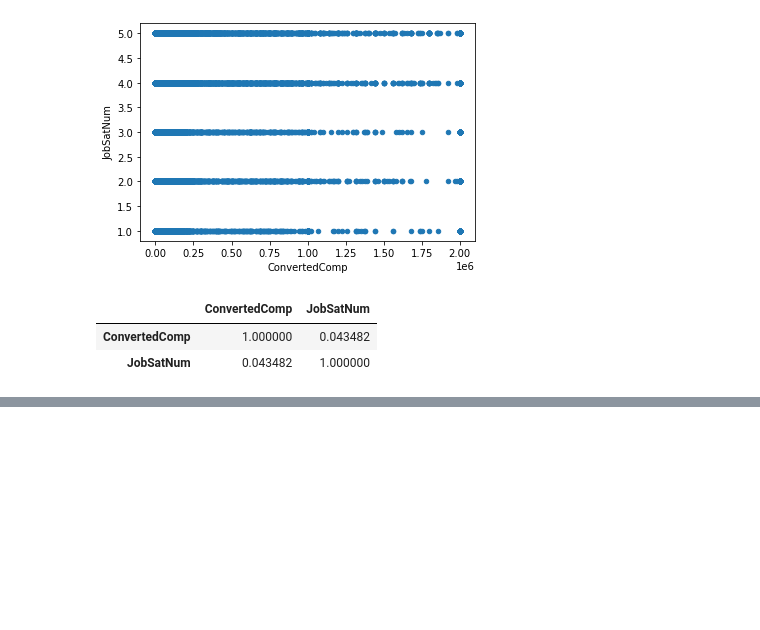
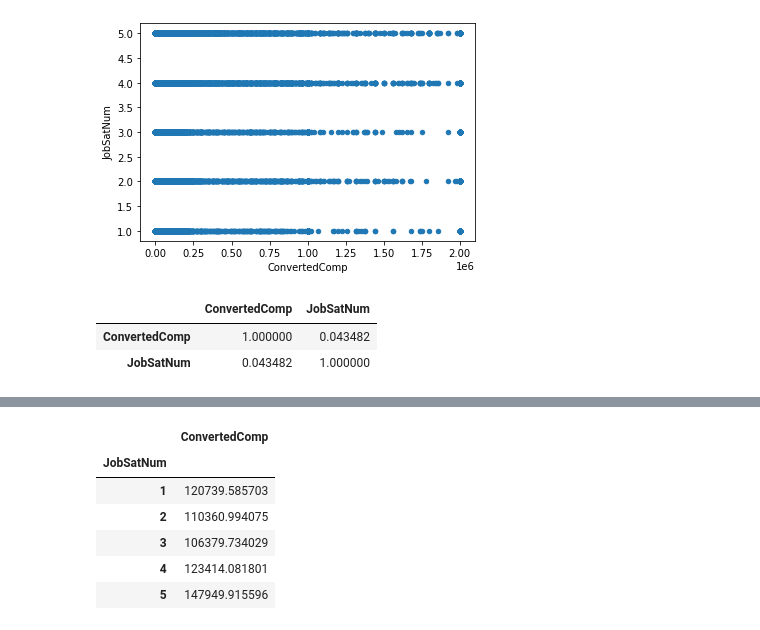
Before and after one commit to jamsidedown/data_science_blog_post_udacity, a Jupyter notebook: src/salary_job_satisfaction.ipynb, the cells around one changed output, grey strips where cells are left out. Saved outputs shown, nothing was run; the diff lists cells and outputs as text; code cells hidden in the pictures; blank space fills up the shorter version.

```diff
--- a/src/salary_job_satisfaction.ipynb
+++ b/src/salary_job_satisfaction.ipynb
@@ -75,0 +88,11 @@ subset.corr()
+# %%
+means = subset.groupby('JobSatNum').mean()
+means
+# %% [output]
+|  | ConvertedComp |
+| JobSatNum |  |
+| 1 | 120739.585703 |
+| 2 | 110360.994075 |
+| 3 | 106379.734029 |
+| 4 | 123414.081801 |
+| 5 | 147949.915596 |
```
Also changed, not shown: parts of 4 cells of this notebook.
